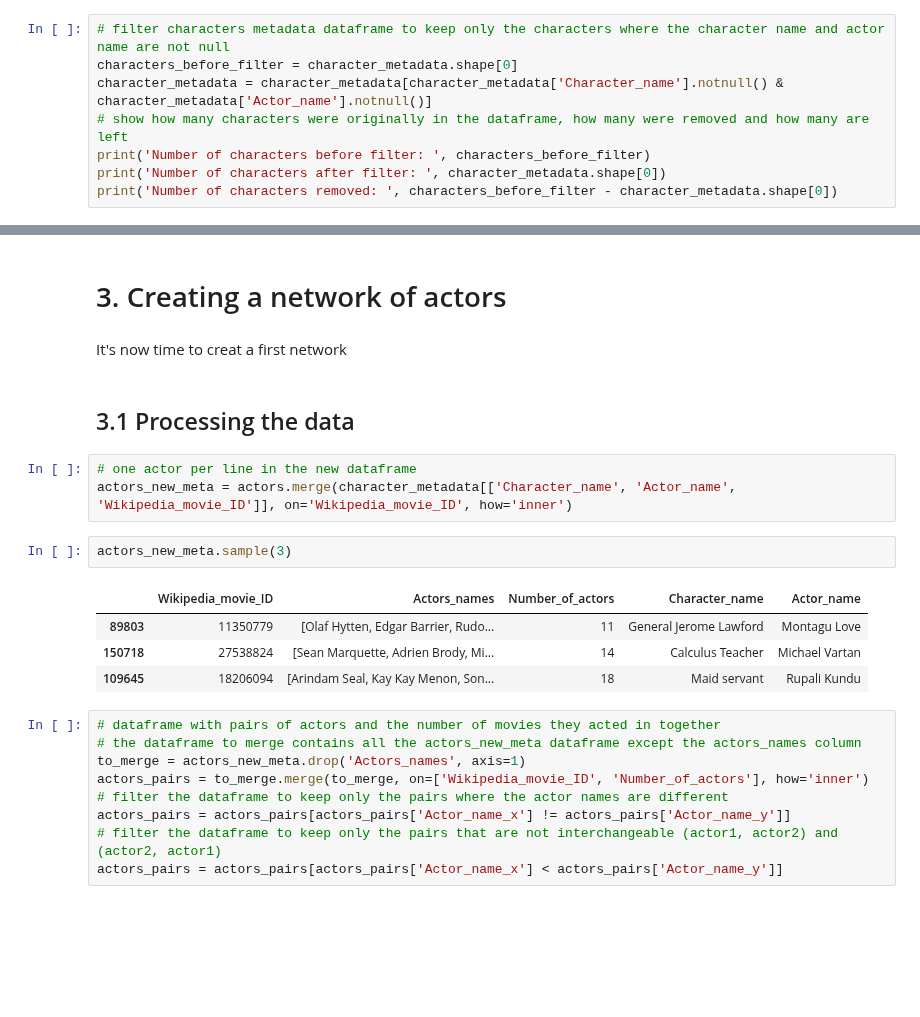
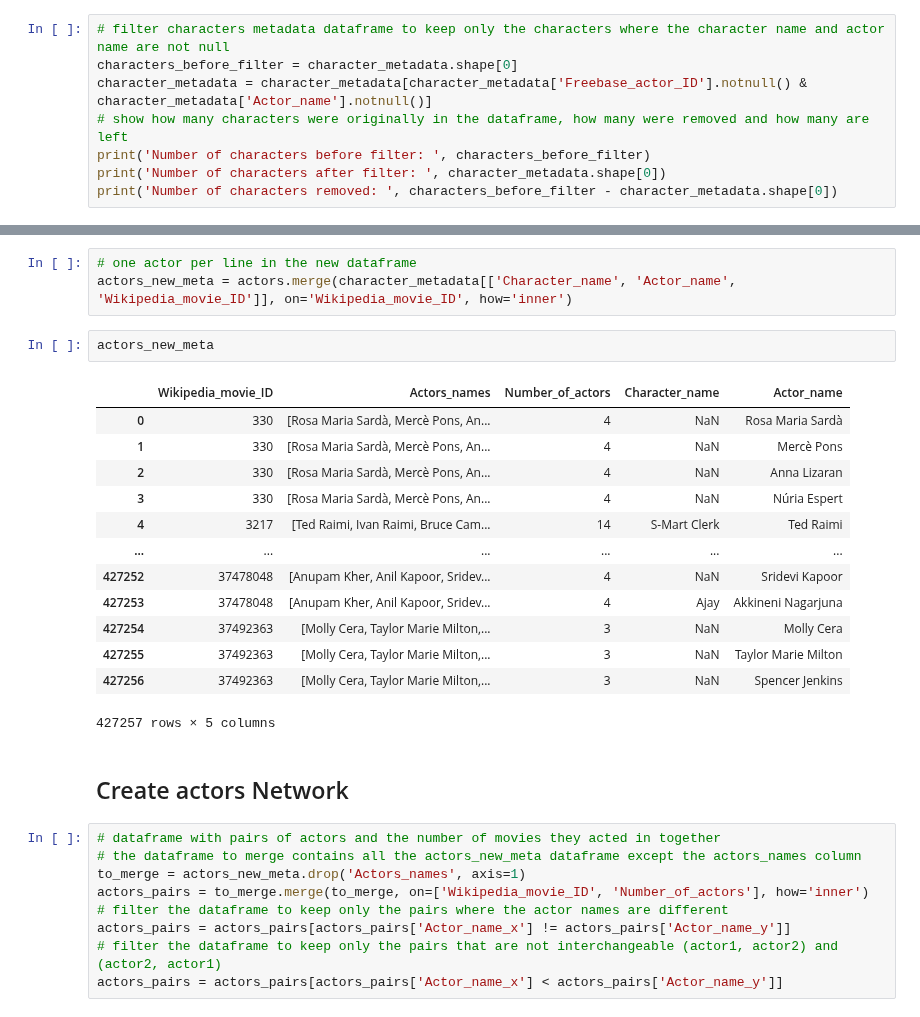
Before and after one commit to epfl-ada/ada-2022-project-addaxx, a Jupyter notebook: CMU.ipynb, the cells around one changed output, grey strips where cells are left out. Cells and saved outputs as stored; diff of their text form; blank space fills up the shorter version.

```diff
--- a/CMU.ipynb
+++ b/CMU.ipynb
@@ -111,7 +93,7 @@ We aim to create a network between actors as nodes and movies as edges. Therfor
 # %%
 # filter characters metadata dataframe to keep only the characters where the character name and actor name are not null
 characters_before_filter = character_metadata.shape[0]
-character_metadata = character_metadata[character_metadata['Character_name'].notnull() & character_metadata['Actor_name'].notnull()]
+character_metadata = character_metadata[character_metadata['Freebase_actor_ID'].notnull() & character_metadata['Actor_name'].notnull()]
 # show how many characters were originally in the dataframe, how many were removed and how many are left
 print('Number of characters before filter: ', characters_before_filter)
 print('Number of characters after filter: ', character_metadata.shape[0])
@@ -183,19 +145,24 @@ plot = plot.set(title = 'Distribution of the number of actors per movie',
-# %% [markdown]
-# 3. Creating a network of actors
-# %% [markdown]
-It's now time to creat a first network
-# %% [markdown]
-## 3.1 Processing the data
 # %%
 # one actor per line in the new dataframe
 actors_new_meta = actors.merge(character_metadata[['Character_name', 'Actor_name', 'Wikipedia_movie_ID']], on='Wikipedia_movie_ID', how='inner')
 # %%
-actors_new_meta.sample(3)
+actors_new_meta
 # %% [output]
 |  | Wikipedia_movie_ID | Actors_names | Number_of_actors | Character_name | Actor_name |
-| 89803 | 11350779 | [Olaf Hytten, Edgar Barrier, Rudo... | 11 | General Jerome Lawford | Montagu Love |
-| 150718 | 27538824 | [Sean Marquette, Adrien Brody, Mi... | 14 | Calculus Teacher | Michael Vartan |
-| 109645 | 18206094 | [Arindam Seal, Kay Kay Menon, Son... | 18 | Maid servant | Rupali Kundu |
+| 0 | 330 | [Rosa Maria Sardà, Mercè Pons, An... | 4 | NaN | Rosa Maria Sardà |
+| 1 | 330 | [Rosa Maria Sardà, Mercè Pons, An... | 4 | NaN | Mercè Pons |
+| 2 | 330 | [Rosa Maria Sardà, Mercè Pons, An... | 4 | NaN | Anna Lizaran |
+| 3 | 330 | [Rosa Maria Sardà, Mercè Pons, An... | 4 | NaN | Núria Espert |
+| 4 | 3217 | [Ted Raimi, Ivan Raimi, Bruce Cam... | 14 | S-Mart Clerk | Ted Raimi |
+| ... | ... | ... | ... | ... | ... |
+| 427252 | 37478048 | [Anupam Kher, Anil Kapoor, Sridev... | 4 | NaN | Sridevi Kapoor |
+| 427253 | 37478048 | [Anupam Kher, Anil Kapoor, Sridev... | 4 | Ajay | Akkineni Nagarjuna |
+| 427254 | 37492363 | [Molly Cera, Taylor Marie Milton,... | 3 | NaN | Molly Cera |
+| 427255 | 37492363 | [Molly Cera, Taylor Marie Milton,... | 3 | NaN | Taylor Marie Milton |
+| 427256 | 37492363 | [Molly Cera, Taylor Marie Milton,... | 3 | NaN | Spencer Jenkins |
+427257 rows × 5 columns
+# %% [markdown]
+## Create actors Network
 # %%
 # dataframe with pairs of actors and the number of movies they acted in together
 # the dataframe to merge contains all the actors_new_meta dataframe except the actors_names column
```
Also changed, not shown: parts of 61 cells of this notebook.
